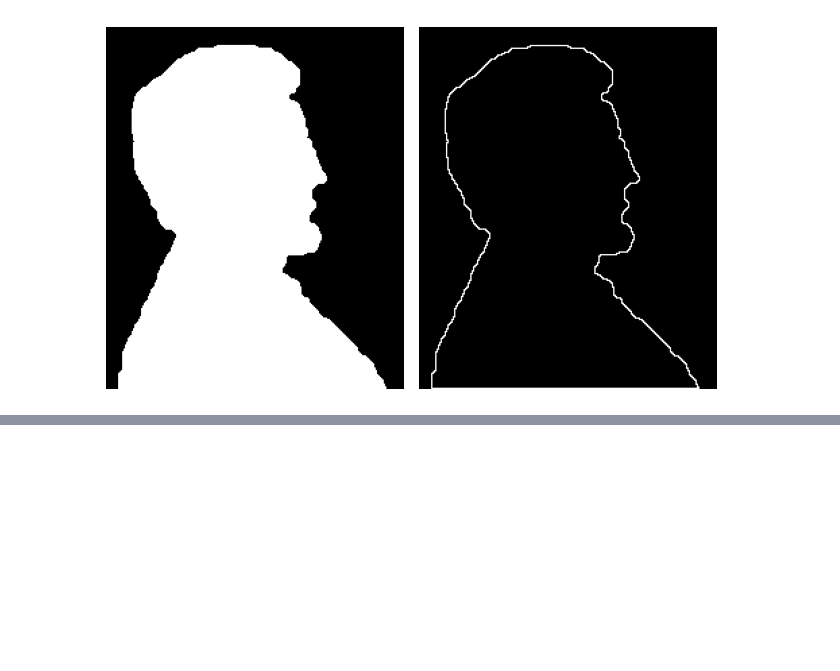
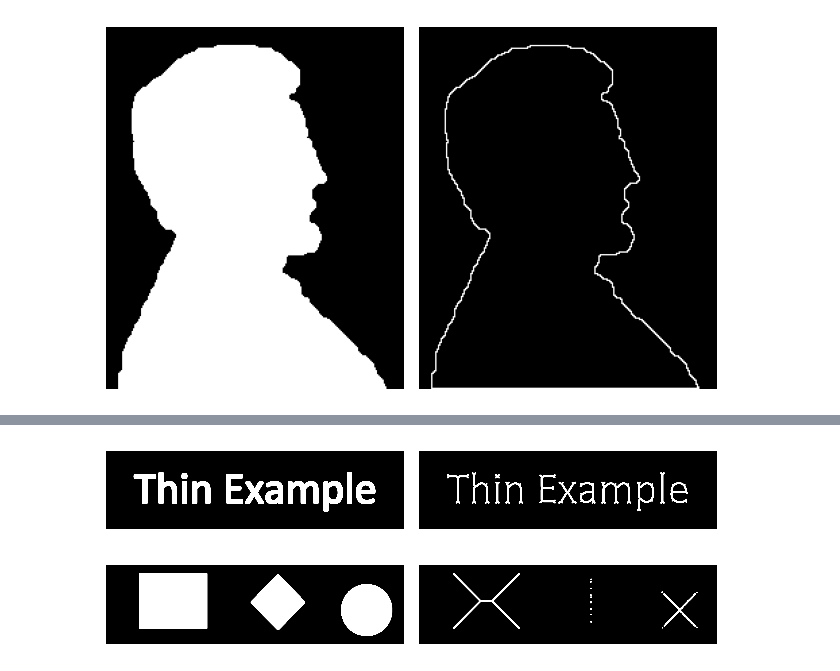
Before and after one commit to bautistasch/Procesamiento-de-Imagenes, a Jupyter notebook: TP7/notebook.ipynb, the cells around one changed output, grey strips where cells are left out. Cells and saved outputs as stored; diff of their text form; code cells hidden in the pictures; blank space fills up the shorter version.

```diff
--- a/TP7/notebook.ipynb
+++ b/TP7/notebook.ipynb
@@ -95,0 +158,31 @@ show_side_by_side([lincoln, border])
+# %%
+def thinning (img):
+    img1 = img.copy()
+    # Structuring Element
+    kernel = cv2.getStructuringElement(cv2.MORPH_CROSS,(3,3))
+    # Create an empty output image to hold values
+    thin = np.zeros(img.shape,dtype='uint8')
+
+# Loop until erosion leads to an empty set
+    while (cv2.countNonZero(img1)!=0):
+    # Erosion
+        erode = cv2.erode(img1,kernel)
+    # Opening on eroded image
+        opening = cv2.morphologyEx(erode,cv2.MORPH_OPEN,kernel)
+    # Subtract these two
+        subset = erode - opening
+    # Union of all previous sets
+        thin = cv2.bitwise_or(subset,thin)
+    # Set the eroded image for next iteration
+        img1 = erode.copy()
+    return thin
+# %%
+thinInput = cv2.imread("images/thin_ex.png", cv2.IMREAD_GRAYSCALE)
+thinOutput = thinning(thinInput)
+show_side_by_side([thinInput, thinOutput])
+thinInput2 = cv2.imread("images/thin_ex2.png", cv2.IMREAD_GRAYSCALE)
+thinOutput2 = thinning(thinInput2)
+show_side_by_side([thinInput2, thinOutput2])
+# %% [output]
+[figure, added]
+[figure, added]
```
Also changed, not shown: parts of 7 cells of this notebook.
